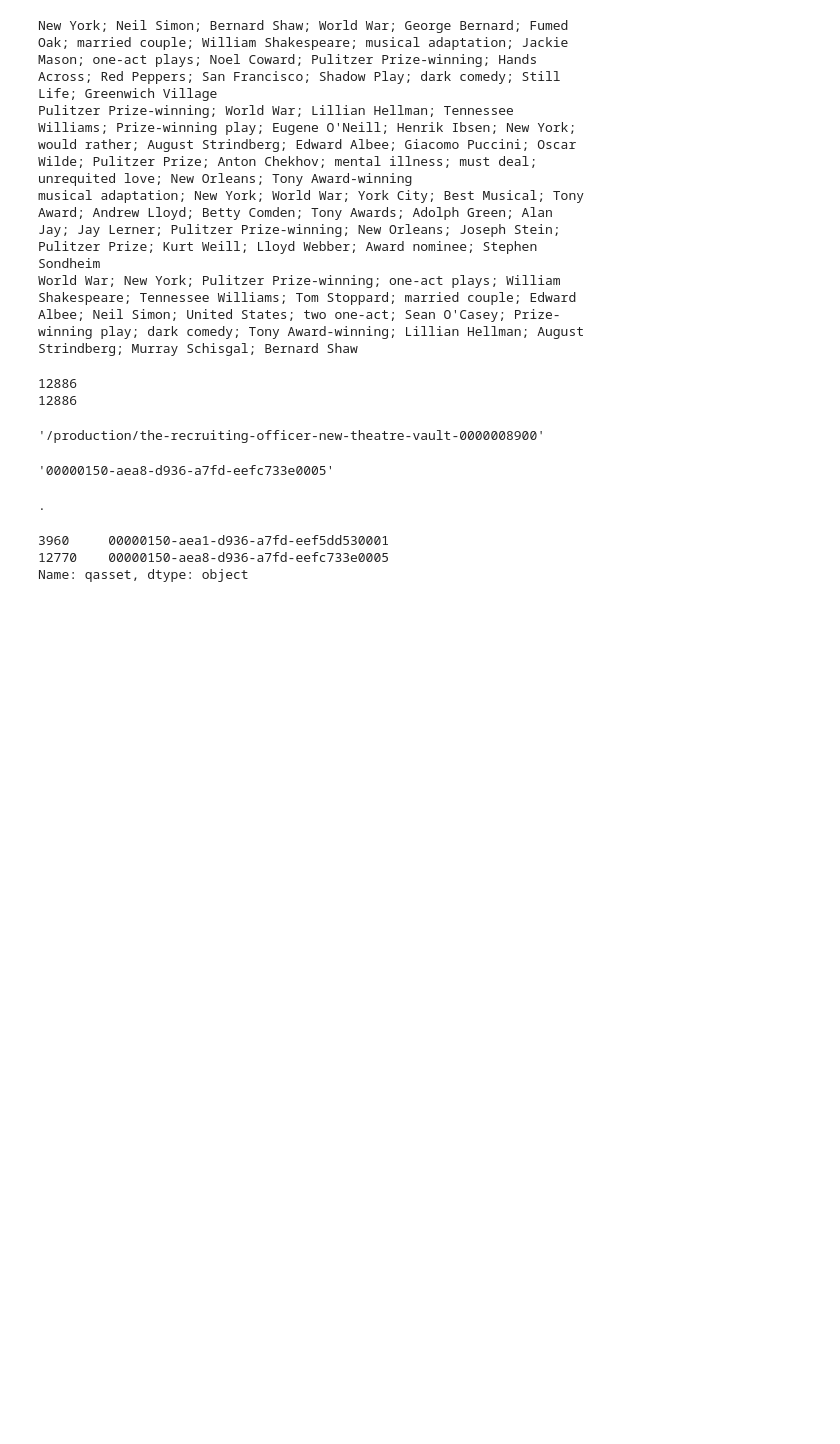
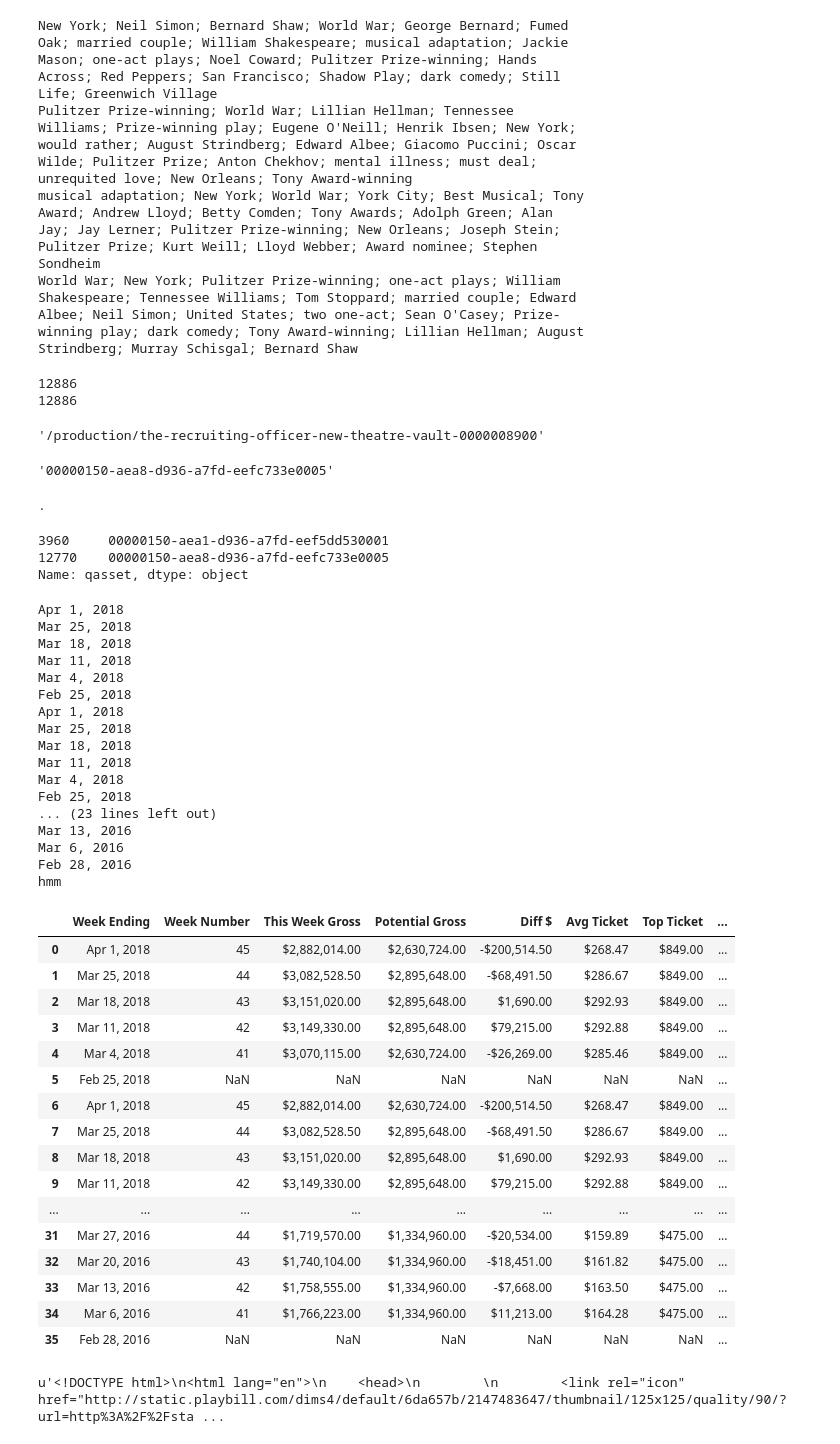
Before and after one commit to kebuhcah/purgation, a Jupyter notebook: playbill_basic.ipynb, the cells around one changed output. Saved outputs shown, nothing was run; the diff lists cells and outputs as text; code cells hidden in the pictures; blank space fills up the shorter version.

```diff
--- a/playbill_basic.ipynb
+++ b/playbill_basic.ipynb
@@ -523,7 +526,77 @@ Shows[Shows.url.str.contains('hamilton')]['qasset']
 3960     00000150-aea1-d936-a7fd-eef5dd530001
 12770    00000150-aea8-d936-a7fd-eefc733e0005
 Name: qasset, dtype: object
-# %%
-qasset = '00000150-aea8-d936-a7fd-eefc733e0005'
-url = 'http://www.playbill.com/production/gross?production=' + qasset
-bs = BeautifulSoup(urlopen(url))
+# %%
+qasset = '00000150-aea8-d936-a7fd-eefc733e0005' # hamilton
+#qasset = '00000150-aea4-d936-a7fd-eef4dee60001' # phantom, 30
+
+page = 0
+headers = []
+rows = []
+for dummy in range(0,40):
+    url = 'http://www.playbill.com/production/gross?production=' + qasset + '&p=' + str(page)
+    bs = BeautifulSoup(urlopen(url))
+
+    if (not bs.find('table')):
+        bs.decompose()
+        gc.collect() #BeautifulSoup memory leak!!!! :(((
+        break
+    if page == 0:
+        headers=[t for s in [th.getText() for th in bs.find('thead').find_all('th')] for t in s.strip().split('\n')]
+
+    for tr in bs.find_all('tr'):
+        fields=[t for s in [td.getText() for td in tr.find_all('td')] for t in s.strip().split('\n')]
+        if (len(fields) == len(headers)):
+            rows.append(dict([(i,fields[i]) for i in range(len(headers))]))
+        else:
+            rows.append({0: fields[0]})
+        print fields[0]
+    print 'hmm'
+
+    bs.decompose()
+    gc.collect() #BeautifulSoup memory leak!!!! :(((
+
+    page = page + 1
+
+df = DataFrame(rows)
+df.columns = headers
+df
+# %% [output]
+Apr 1, 2018
+Mar 25, 2018
+Mar 18, 2018
+Mar 11, 2018
+Mar 4, 2018
+Feb 25, 2018
+Apr 1, 2018
+Mar 25, 2018
+Mar 18, 2018
+Mar 11, 2018
+Mar 4, 2018
+Feb 25, 2018
+... (23 lines left out)
+Mar 13, 2016
+Mar 6, 2016
+Feb 28, 2016
+hmm
+|  | Week Ending | Week Number | This Week Gross | Potential Gross | Diff $ | Avg Ticket | Top Ticket | ... |
+| 0 | Apr 1, 2018 | 45 | $2,882,014.00 | $2,630,724.00 | -$200,514.50 | $268.47 | $849.00 | ... |
+| 1 | Mar 25, 2018 | 44 | $3,082,528.50 | $2,895,648.00 | -$68,491.50 | $286.67 | $849.00 | ... |
+| 2 | Mar 18, 2018 | 43 | $3,151,020.00 | $2,895,648.00 | $1,690.00 | $292.93 | $849.00 | ... |
+| 3 | Mar 11, 2018 | 42 | $3,149,330.00 | $2,895,648.00 | $79,215.00 | $292.88 | $849.00 | ... |
+| 4 | Mar 4, 2018 | 41 | $3,070,115.00 | $2,630,724.00 | -$26,269.00 | $285.46 | $849.00 | ... |
+| 5 | Feb 25, 2018 | NaN | NaN | NaN | NaN | NaN | NaN | ... |
+| 6 | Apr 1, 2018 | 45 | $2,882,014.00 | $2,630,724.00 | -$200,514.50 | $268.47 | $849.00 | ... |
+| 7 | Mar 25, 2018 | 44 | $3,082,528.50 | $2,895,648.00 | -$68,491.50 | $286.67 | $849.00 | ... |
+| 8 | Mar 18, 2018 | 43 | $3,151,020.00 | $2,895,648.00 | $1,690.00 | $292.93 | $849.00 | ... |
+| 9 | Mar 11, 2018 | 42 | $3,149,330.00 | $2,895,648.00 | $79,215.00 | $292.88 | $849.00 | ... |
+| ... | ... | ... | ... | ... | ... | ... | ... | ... |
+| 31 | Mar 27, 2016 | 44 | $1,719,570.00 | $1,334,960.00 | -$20,534.00 | $159.89 | $475.00 | ... |
+| 32 | Mar 20, 2016 | 43 | $1,740,104.00 | $1,334,960.00 | -$18,451.00 | $161.82 | $475.00 | ... |
+| 33 | Mar 13, 2016 | 42 | $1,758,555.00 | $1,334,960.00 | -$7,668.00 | $163.50 | $475.00 | ... |
+| 34 | Mar 6, 2016 | 41 | $1,766,223.00 | $1,334,960.00 | $11,213.00 | $164.28 | $475.00 | ... |
+| 35 | Feb 28, 2016 | NaN | NaN | NaN | NaN | NaN | NaN | ... |
+# %%
+urlopen(url).read().decode('UTF-8')
+# %% [output]
+u'<!DOCTYPE html>\n<html lang="en">\n    <head>\n        \n        <link rel="icon" href="http://static.playbill.com/dims4/default/6da657b/2147483647/thumbnail/125x125/quality/90/?url=http%3A%2F%2Fsta ...
```
Also changed, not shown: parts of 18 cells of this notebook.
